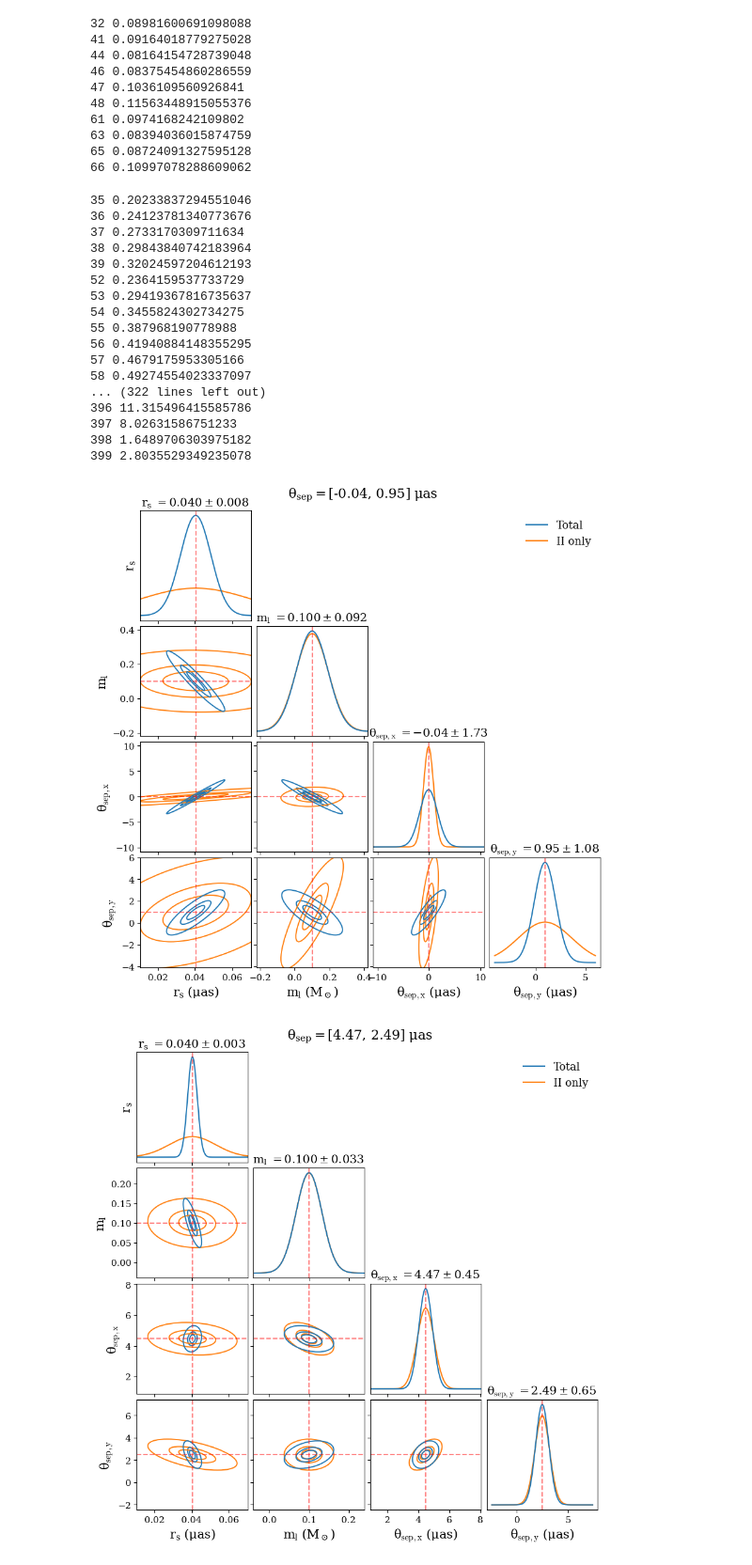
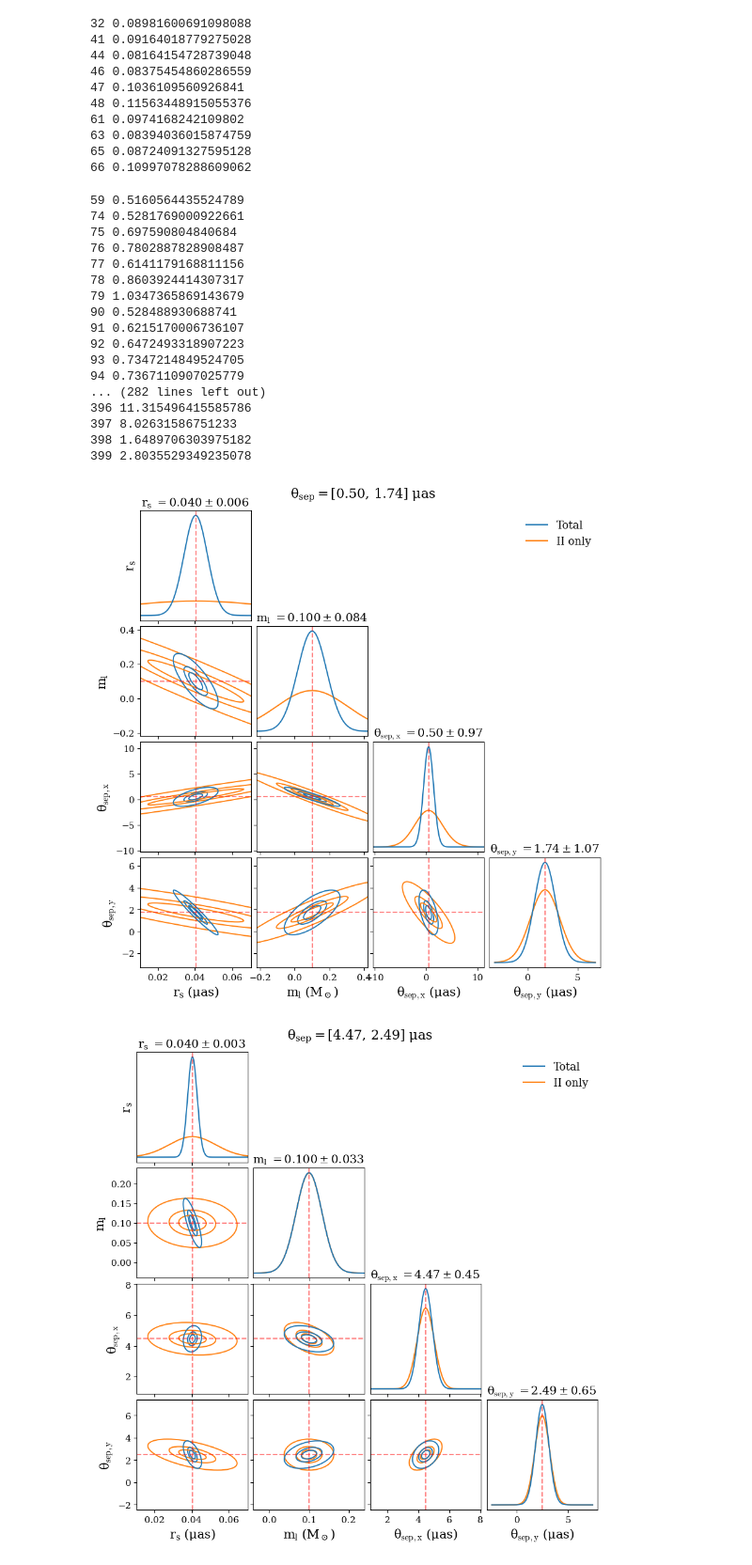
Before and after one commit to abby-moran/Quasar_microlensing_public, a Jupyter notebook: interp_grid01.ipynb, the cells around one changed output. Shown at 94% size. Drawn from its saved outputs; the diff is of its cells as text; code cells hidden in the pictures.

```diff
--- a/interp_grid01.ipynb
+++ b/interp_grid01.ipynb
@@ -857,28 +857,28 @@ for i in range(len(mass_01_combo)):
 66 0.10997078288609062
 # %%
 for i in range(len(mass_01_combo)):
-    if mass_01_combo[i]>.2 :#o[i]<1.5:
+    if mass_01_combo[i]>.5 :#o[i]<1.5:
         print(i, mass_01_combo[i])
 # %% [output]
-35 0.20233837294551046
-36 0.24123781340773676
-37 0.2733170309711634
-38 0.29843840742183964
-39 0.32024597204612193
-52 0.2364159537733729
-53 0.29419367816735637
-54 0.3455824302734275
-55 0.387968190778988
-56 0.41940884148355295
-57 0.4679175953305166
-58 0.49274554023337097
-... (322 lines left out)
+59 0.5160564435524789
+74 0.5281769000922661
+75 0.697590804840684
+76 0.7802887828908487
+77 0.6141179168811156
+78 0.8603924414307317
+79 1.0347365869143679
+90 0.528488930688741
+91 0.6215170006736107
+92 0.6472493318907223
+93 0.7347214849524705
+94 0.7367110907025779
+... (282 lines left out)
 396 11.315496415585786
 397 8.02631586751233
 398 1.6489706303975182
 399 2.8035529349235078
 # %%
-idx=41
+idx=63
 pos_x_corner=(position_01[idx][0]-4000)*theta_step
 pos_y_corner=(position_01[idx][1]-4000)*theta_step
 mass_01_combo[idx]
@@ -964,34 +964,34 @@ for i in range(ndim):
                 n_sigma = np.sqrt(scipy.stats.chi2.ppf(p, df=2))  # df=2 for 2D
                 plot_cov_ellipse(mean_ij, cov1_ij, ax, n_sigma=n_sigma,
                                  edgecolor=c, linewidth=1.4)
 
         ax.tick_params(labelsize=11)
 
 for i in range(ndim):
     for j in range(ndim):
         ax = axes[i, j]
         if i != ndim - 1:
             ax.tick_params(labelbottom=False)
         if j != 0:
             ax.tick_params(labelleft=False)
         #if i!=j+1:
         ax.set_xlabel(f"{varlabels[j]} ({units[j]})", fontsize=15)
         if i>-1 and j==0:
             ax.set_ylabel(f"{varlabels[i]}", fontsize=15)
 
 axes[0, -1].plot([], [], color="C0", label="Total")
 axes[0, -1].plot([], [], color="C1", label="II only")
 axes[0, -1].legend(frameon=False, fontsize=13)
 
 title=r'$\theta_{{sep}} = [$' + str(format(pos_x_corner*rad_to_arcsec, '.2f')) + ', ' + str(format(pos_y_corner*rad_to_arcsec, '.2f')) + r'$]\ \mu$as'
 fig.text( 0.5, 0.92, title, ha='center', va='top', fontsize=16)
 #plt.text(-25, 1.45, r'$\theta_{{sep}} = [-0.31,  0.57]\ \mu$as', fontsize=18);
 #plt.show()
 
 plt.savefig('figures/corner01_ell.pdf', bbox_inches='tight')
 #FileLink('figures/corner01_res.pdf')
 # %% [output]
-[figure, old version]
+[figure, new version]
 # %%
 idx=12
 pos_x_corner=(position_01[idx][0]-4000)*theta_step
```
Also changed, not shown: parts of 1 cell of this notebook, 4 other files.
